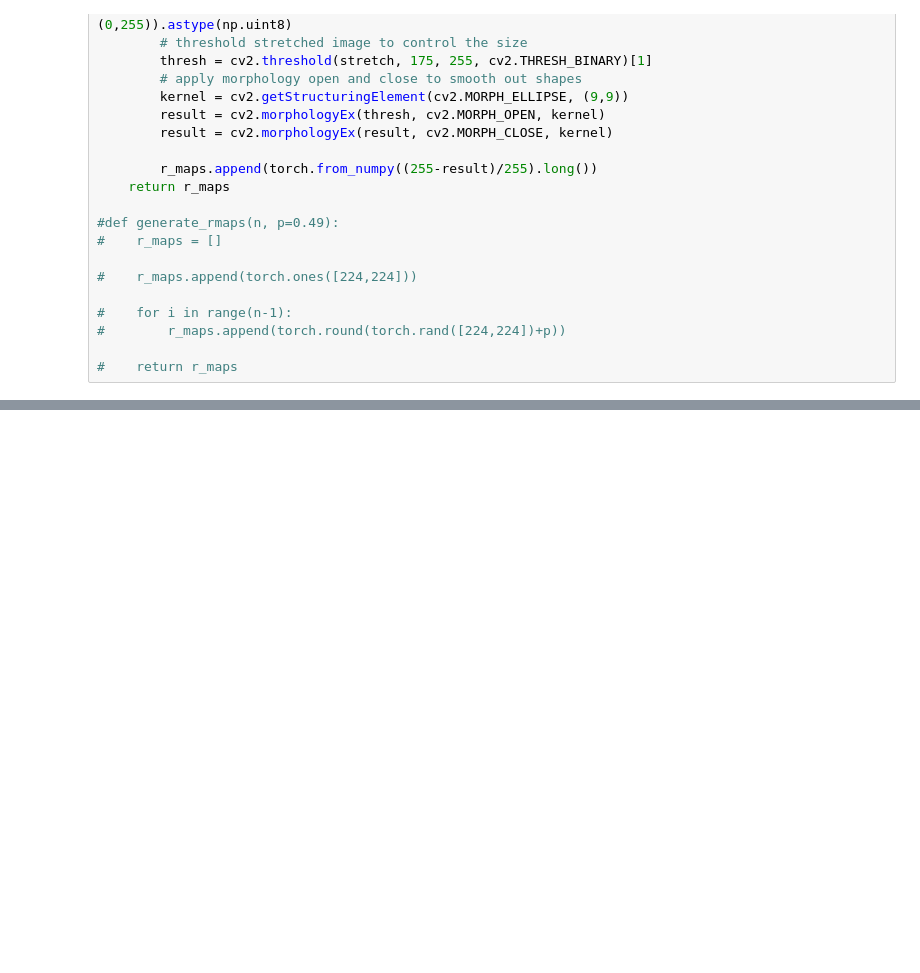
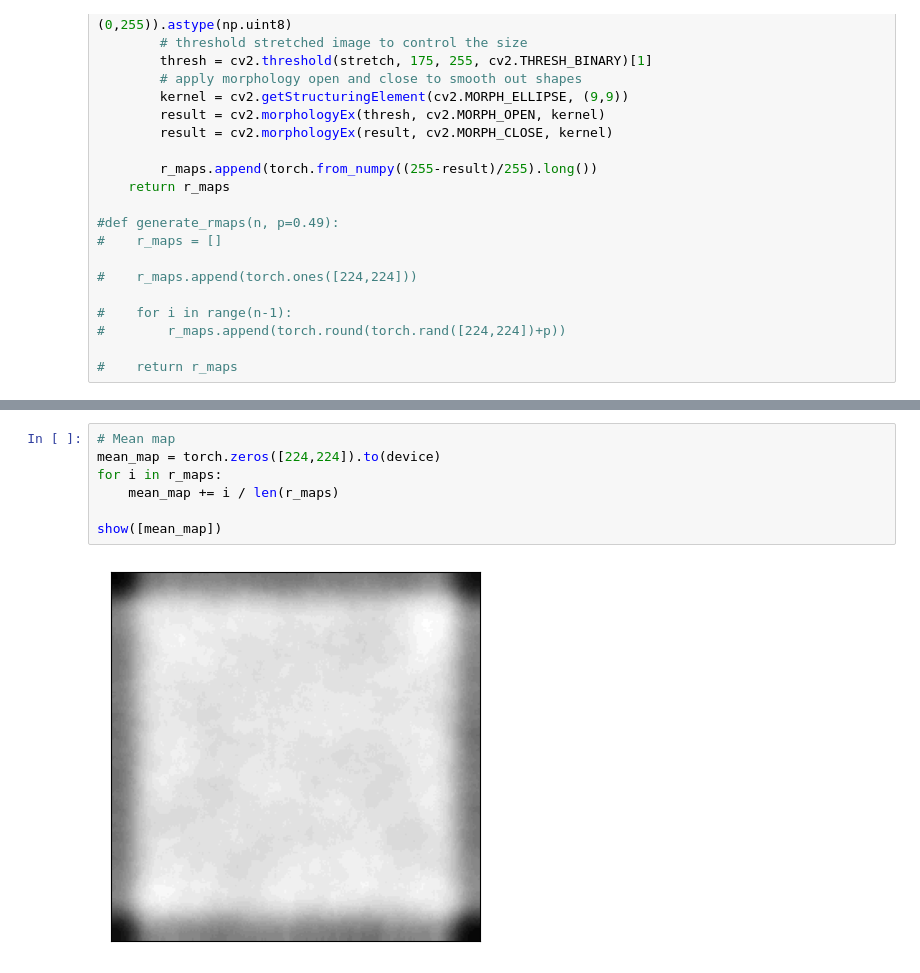
Before and after one commit to ma-ath/mcnna, a Jupyter notebook: experiment.ipynb, the cells around one changed output, grey strips where cells are left out. Drawn from its saved outputs; the diff is of its cells as text; blank space fills up the shorter version.

```diff
--- a/experiment.ipynb
+++ b/experiment.ipynb
@@ -130,0 +143,9 @@ show([torch.tensor(cat_resize*r_maps[5], dtype=torch.uint8)])
+# %%
+# Mean map
+mean_map = torch.zeros([224,224]).to(device)
+for i in r_maps:
+    mean_map += i / len(r_maps)
+
+show([mean_map])
+# %% [output]
+[figure, added]
```
Also changed, not shown: parts of 14 cells of this notebook, 5 other files.
